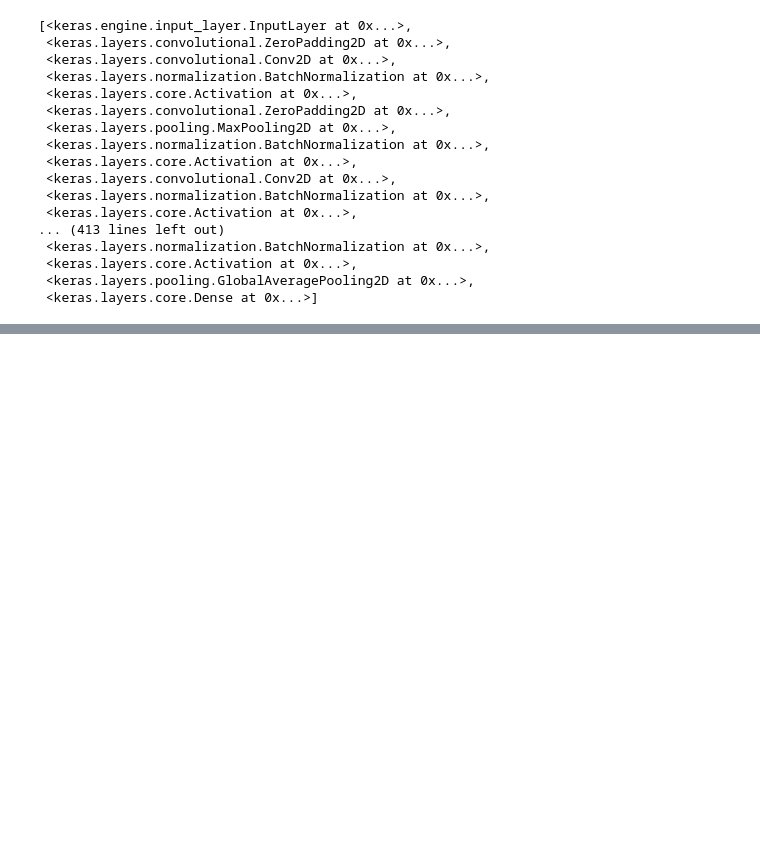
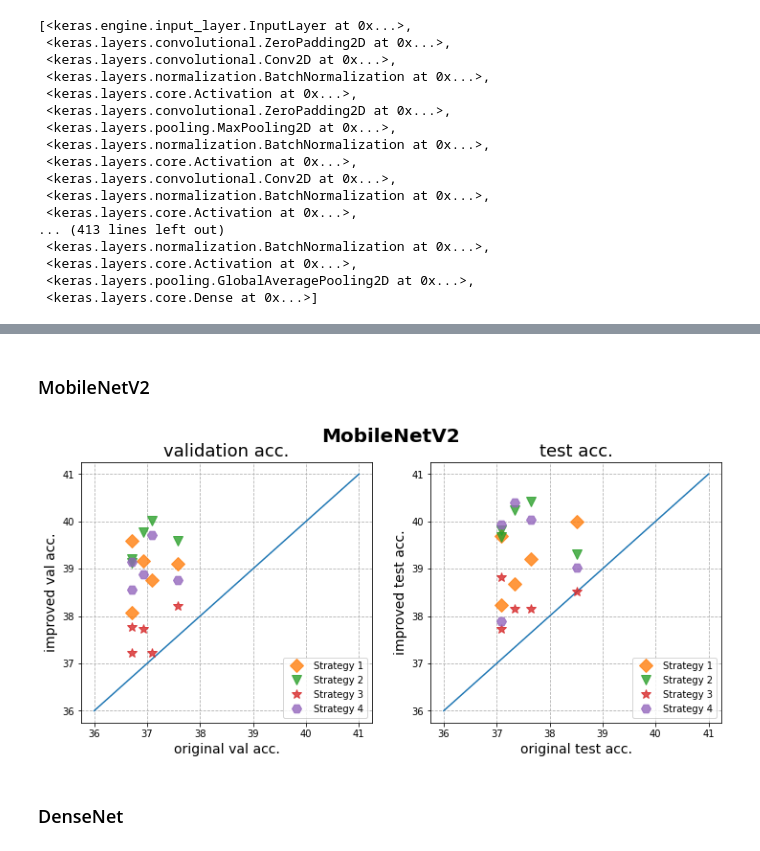
Before and after one commit to DemoAuguste/ApricotTOSEM, a Jupyter notebook: test.ipynb, the cells around one changed output, grey strips where cells are left out. Saved outputs shown, nothing was run; the diff lists cells and outputs as text; code cells hidden in the pictures; blank space fills up the shorter version.

```diff
--- a/test.ipynb
+++ b/test.ipynb
@@ -29,0 +177,49 @@ model.layers
+# %% [markdown]
+### MobileNetV2
+# %%
+x = np.linspace(36,41)
+y = x
+
+x_impr = np.array([0.3671 ,0.3757 ,0.3709 ,0.3671 ,0.3693])*100
+y_impr_1 = np.array([0.3807 ,0.3910 ,0.3876 ,0.3959 ,0.3917])*100
+y_impr_2 = np.array([0.3913 ,0.3960 ,0.4002 ,0.3920 ,0.3977])*100
+y_impr_3 = np.array([0.3722 ,0.3821 ,0.3722 ,0.3777 ,0.3772])*100
+y_impr_4 = np.array([0.3855 ,0.3876 ,0.3971 ,0.3914 ,0.3889])*100
+
+x_impr_t = np.array([0.3708 ,0.3852 ,0.3734 ,0.3708 ,0.3765])*100
+y_impr_1t = np.array([0.3824 ,0.3999 ,0.3868 ,0.3970 ,0.3921])*100
+y_impr_2t = np.array([0.3967 ,0.3931 ,0.4023 ,0.3982 ,0.4043])*100
+y_impr_3t = np.array([0.3772 ,0.3852 ,0.3815 ,0.3882 ,0.3816])*100
+y_impr_4t = np.array([0.3790 ,0.3902 ,0.4039 ,0.3993 ,0.4003])*100
+# %%
+fig, (ax1, ax2) = plt.subplots(1, 2, sharex=True, figsize=(12, 5))
+fig.suptitle('MobileNetV2', fontsize=20, weight='bold')
+
+ax1.plot(x, y, '-')
+ax1.set_title('validation acc.', fontsize=18)
+ax1.set_xlabel('original val acc.', fontsize=14)
+ax1.set_ylabel('improved val acc.', fontsize=14)
+ax1.plot(x_impr, y_impr_1, 'D', markersize=10, alpha=0.8, label='Strategy 1')
+ax1.plot(x_impr, y_impr_2, 'v', markersize=10, alpha=0.8, label='Strategy 2')
+ax1.plot(x_impr, y_impr_3, '*', markersize=10, alpha=0.8, label='Strategy 3')
+ax1.plot(x_impr, y_impr_4, 'H', markersize=10, alpha=0.8, label='Strategy 4')
+ax1.grid(linestyle='--')
+
+ax1.legend()
+
+ax2.plot(x, y, '-')
+ax2.set_title('test acc.', fontsize=18)
+ax2.set_xlabel('original test acc.', fontsize=14)
+ax2.set_ylabel('improved test acc.', fontsize=14)
+ax2.plot(x_impr_t, y_impr_1t, 'D', markersize=10, alpha=0.8, label='Strategy 1')
+ax2.plot(x_impr_t, y_impr_2t, 'v', markersize=10, alpha=0.8, label='Strategy 2')
+ax2.plot(x_impr_t, y_impr_3t, '*', markersize=10, alpha=0.8, label='Strategy 3')
+ax2.plot(x_impr_t, y_impr_4t, 'H', markersize=10, alpha=0.8, label='Strategy 4')
+ax2.grid(linestyle='--')
+
+ax2.legend()
+plt.savefig("figures/mobilenetv2.jpg",dpi=500,bbox_inches = 'tight')
+# %% [output]
+[figure, added]
+# %% [markdown]
+### DenseNet
```
Also changed, not shown: parts of 14 cells of this notebook, 8 other files.
